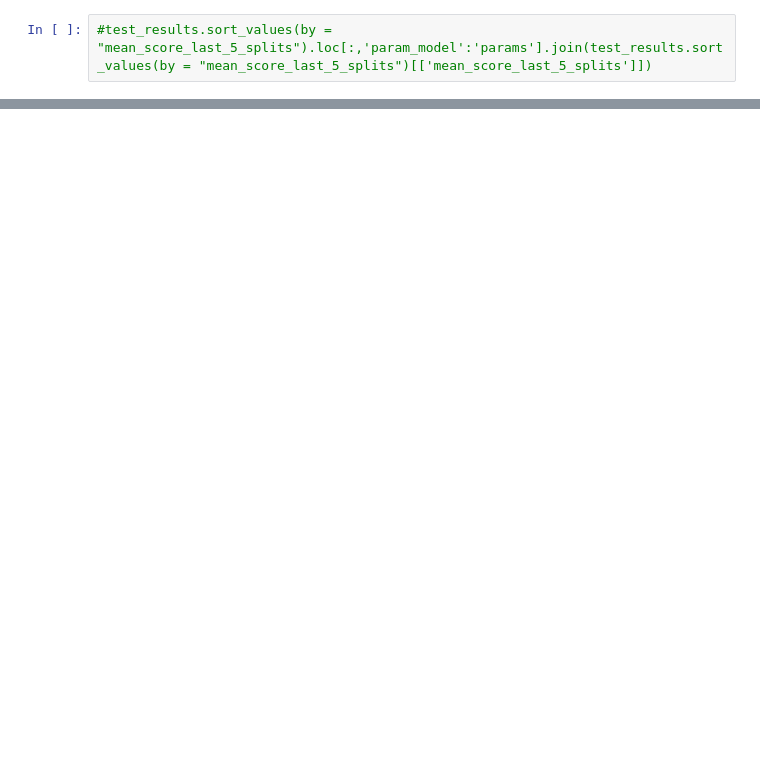
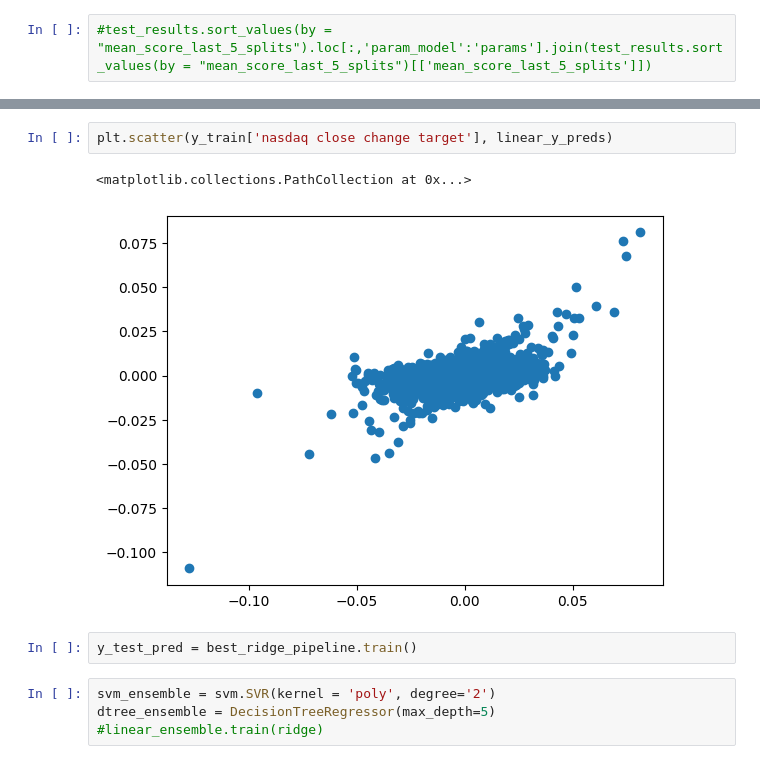
Before and after one commit to kklimov1/PriceRegressionPredictor, a Jupyter notebook: goldPriceAnalysis.ipynb, the cells around one changed output, grey strips where cells are left out. Saved outputs shown, nothing was run; the diff lists cells and outputs as text; blank space fills up the shorter version.

```diff
--- a/goldPriceAnalysis.ipynb
+++ b/goldPriceAnalysis.ipynb
@@ -773,0 +791,11 @@ worst_linear_pipeline = Pipeline([('polynomial', PolynomialFeatures(degree=2)),
+# %%
+plt.scatter(y_train['nasdaq close change target'], linear_y_preds)
+# %% [output]
+<matplotlib.collections.PathCollection at 0x...>
+[figure, added]
+# %%
+y_test_pred = best_ridge_pipeline.train()
+# %%
+svm_ensemble = svm.SVR(kernel = 'poly', degree='2')
+dtree_ensemble = DecisionTreeRegressor(max_depth=5)
+#linear_ensemble.train(ridge)
```
Also changed, not shown: parts of 7 cells of this notebook.
